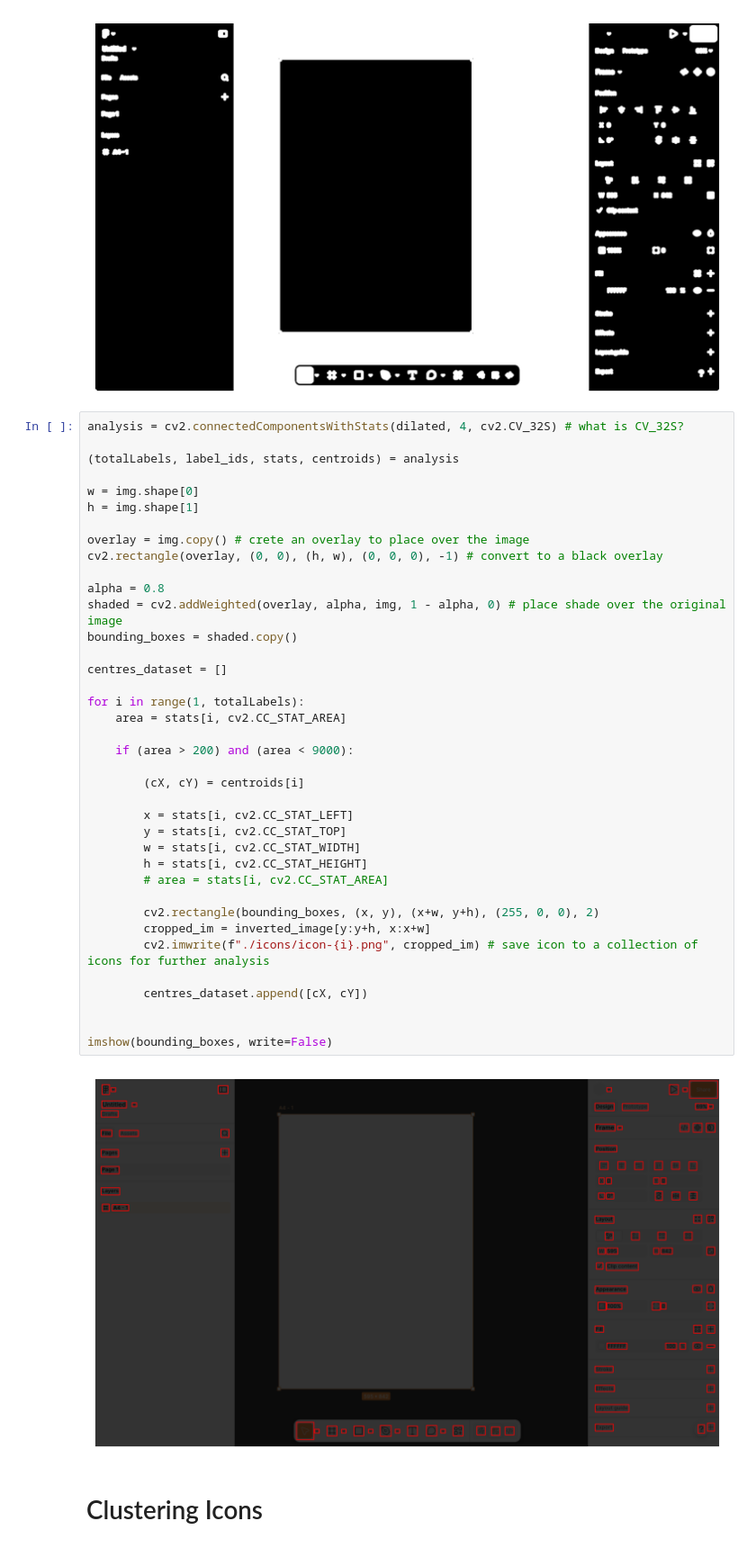
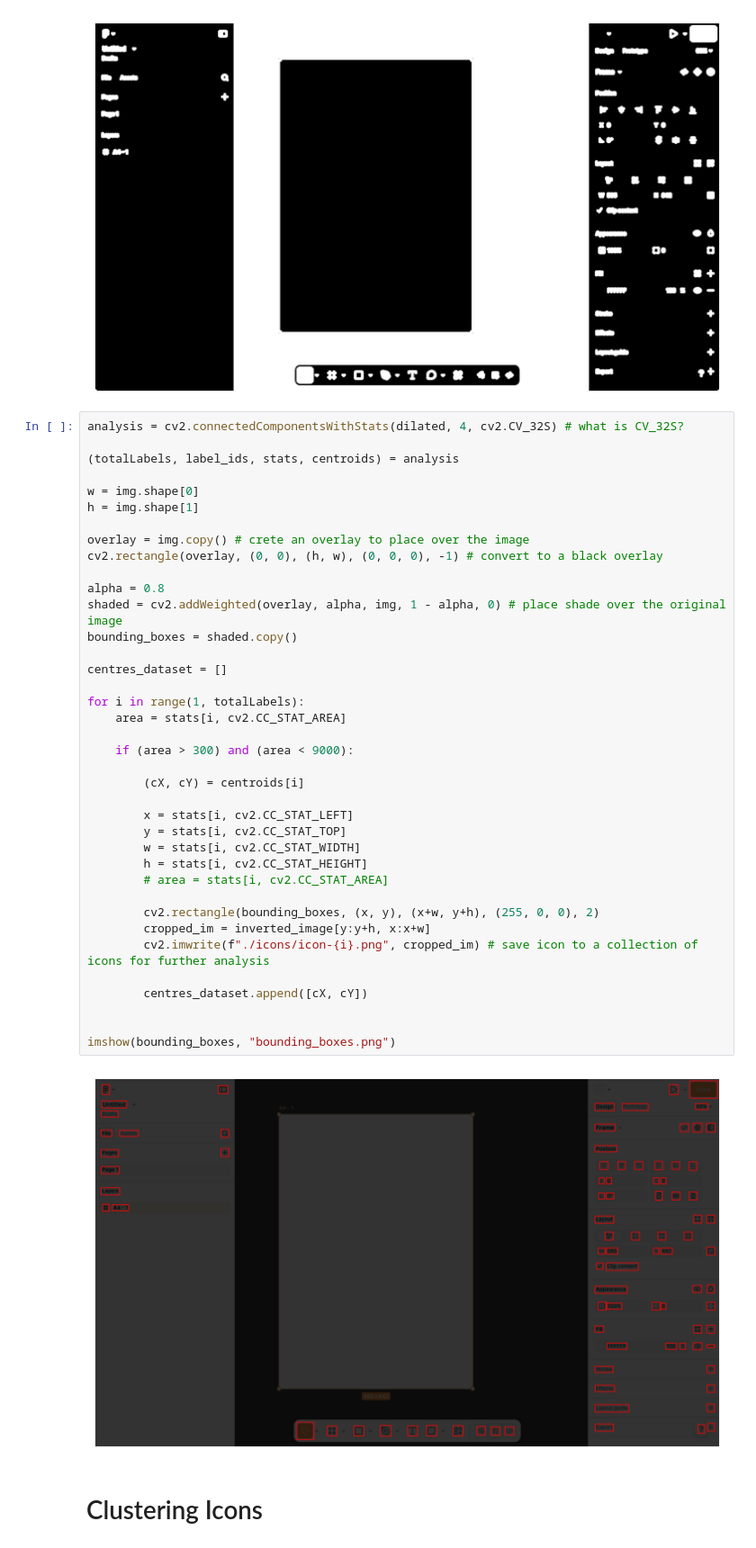
Before and after one commit to marcitt/GUI-analysis, a Jupyter notebook: main.ipynb, the cells around one changed output. Shown at 90% size. Drawn from its saved outputs; the diff is of its cells as text.

```diff
--- a/main.ipynb
+++ b/main.ipynb
@@ -123,36 +125,36 @@ h = img.shape[1]
 
 overlay = img.copy() # crete an overlay to place over the image
 cv2.rectangle(overlay, (0, 0), (h, w), (0, 0, 0), -1) # convert to a black overlay
 
 alpha = 0.8
 shaded = cv2.addWeighted(overlay, alpha, img, 1 - alpha, 0) # place shade over the original image
 bounding_boxes = shaded.copy()
 
 centres_dataset = []
 
 for i in range(1, totalLabels):
     area = stats[i, cv2.CC_STAT_AREA]
 
-    if (area > 200) and (area < 9000):
+    if (area > 300) and (area < 9000):
 
         (cX, cY) = centroids[i]
 
         x = stats[i, cv2.CC_STAT_LEFT]
         y = stats[i, cv2.CC_STAT_TOP]
         w = stats[i, cv2.CC_STAT_WIDTH]
         h = stats[i, cv2.CC_STAT_HEIGHT]
         # area = stats[i, cv2.CC_STAT_AREA]
 
         cv2.rectangle(bounding_boxes, (x, y), (x+w, y+h), (255, 0, 0), 2)
         cropped_im = inverted_image[y:y+h, x:x+w]
         cv2.imwrite(f"./icons/icon-{i}.png", cropped_im) # save icon to a collection of icons for further analysis
 
         centres_dataset.append([cX, cY])
 
 
-imshow(bounding_boxes, write=False)
+imshow(bounding_boxes, "bounding_boxes.png")
 # %% [output]
-[figure, old version]
+[figure, new version]
 # %% [markdown]
 # Clustering Icons
 # %%
```
Also changed, not shown: parts of 21 cells of this notebook.
